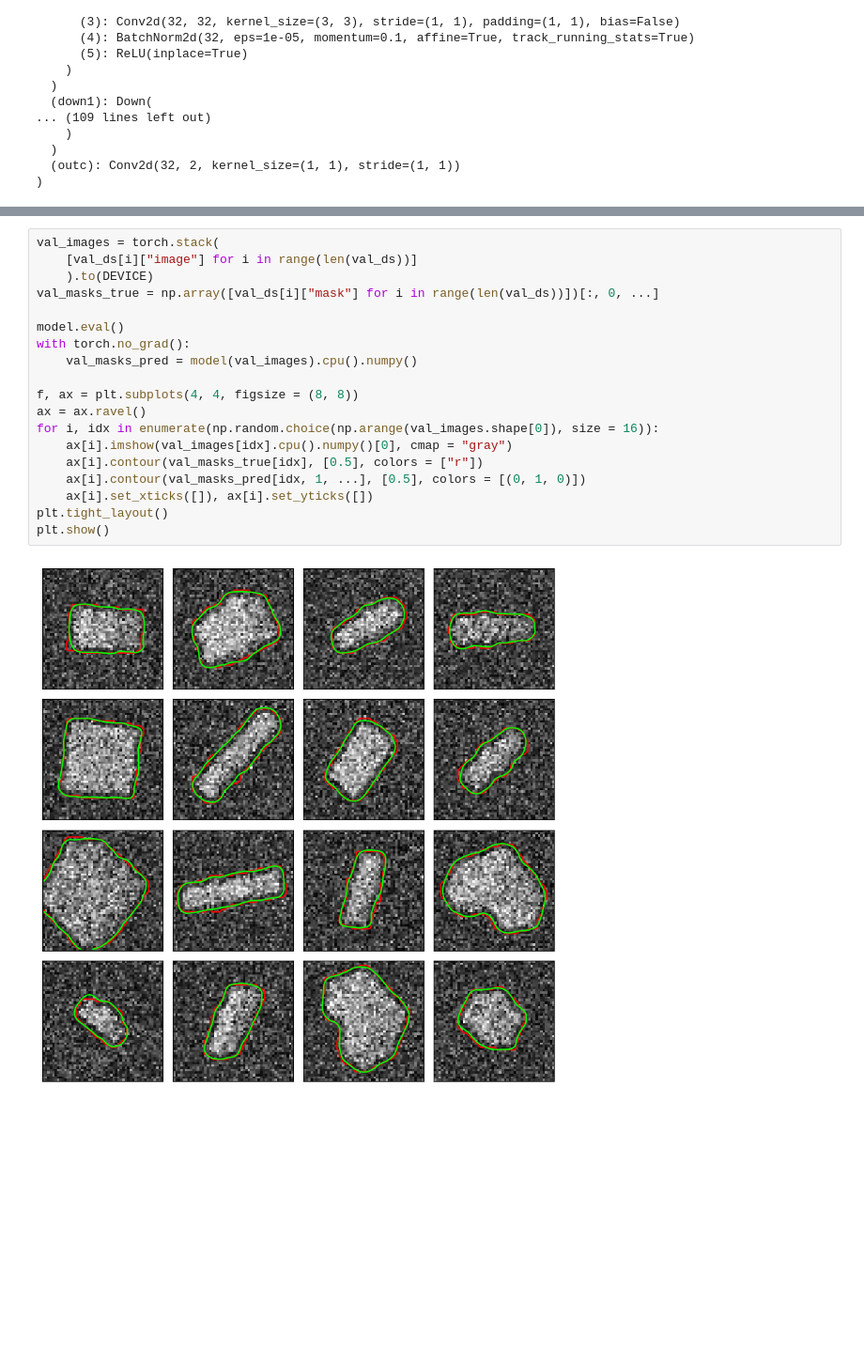
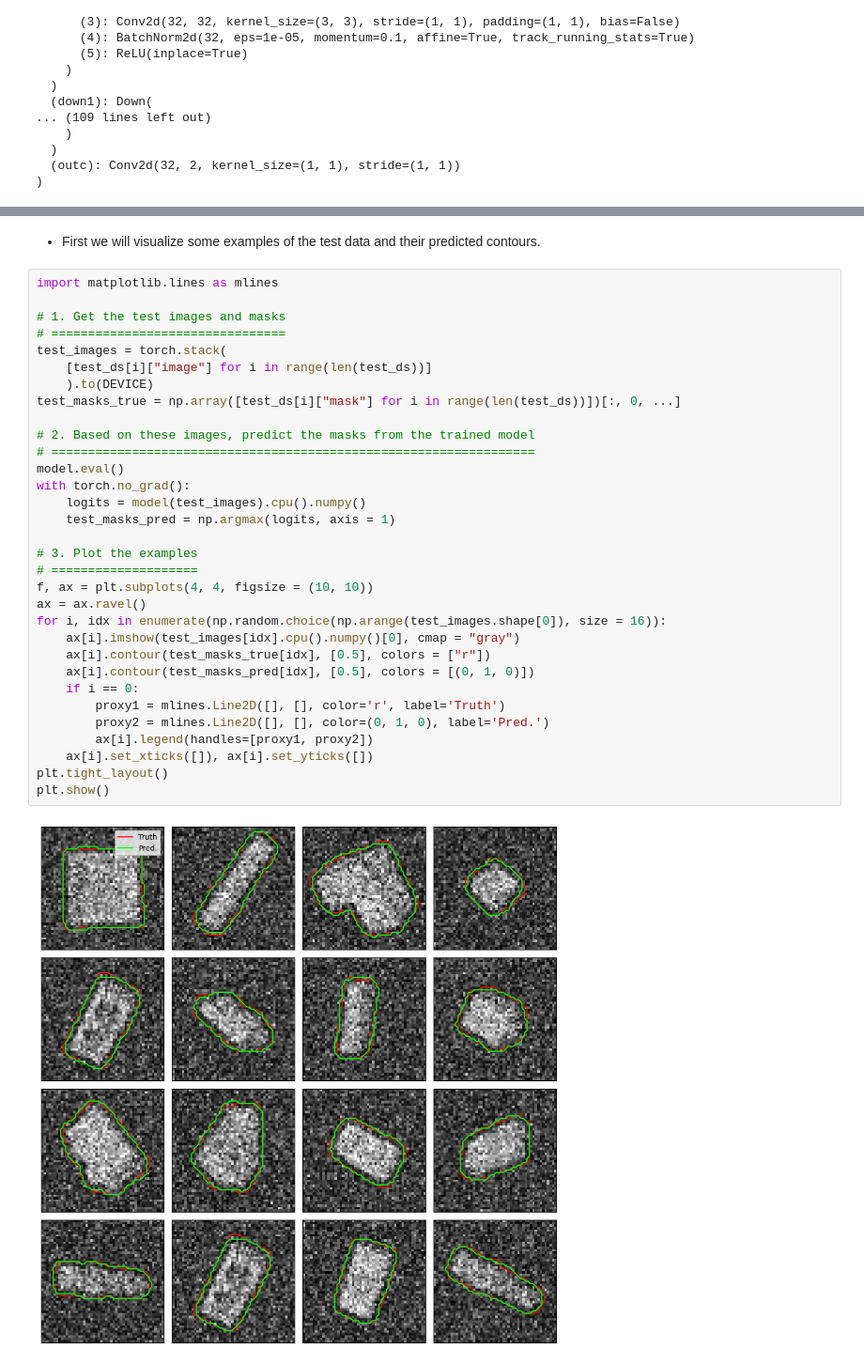
Before and after one commit to mdblackledge/theoryofimaging2, a Jupyter notebook: workshop/practical_exercises.ipynb, the cells around one changed output, grey strips where cells are left out. Shown at 94% size. Saved outputs shown, nothing was run; the diff lists cells and outputs as text; blank space fills up the shorter version.

```diff
--- a/workshop/practical_exercises.ipynb
+++ b/workshop/practical_exercises.ipynb
@@ -1880,21 +1882,36 @@ UNet2D(
+# %% [markdown]
+ - First we will visualize some examples of the test data and their predicted contours.
 # %%
-val_images = torch.stack(
-    [val_ds[i]["image"] for i in range(len(val_ds))]
+import matplotlib.lines as mlines
+
+# 1. Get the test images and masks
+# ================================
+test_images = torch.stack(
+    [test_ds[i]["image"] for i in range(len(test_ds))]
     ).to(DEVICE)
-val_masks_true = np.array([val_ds[i]["mask"] for i in range(len(val_ds))])[:, 0, ...]
+test_masks_true = np.array([test_ds[i]["mask"] for i in range(len(test_ds))])[:, 0, ...]
 
+# 2. Based on these images, predict the masks from the trained model
+# ==================================================================
 model.eval()
 with torch.no_grad():
-    val_masks_pred = model(val_images).cpu().numpy()
+    logits = model(test_images).cpu().numpy()
+    test_masks_pred = np.argmax(logits, axis = 1)
 
-f, ax = plt.subplots(4, 4, figsize = (8, 8))
+# 3. Plot the examples
+# ====================
+f, ax = plt.subplots(4, 4, figsize = (10, 10))
 ax = ax.ravel()
-for i, idx in enumerate(np.random.choice(np.arange(val_images.shape[0]), size = 16)):
-    ax[i].imshow(val_images[idx].cpu().numpy()[0], cmap = "gray")
-    ax[i].contour(val_masks_true[idx], [0.5], colors = ["r"])
-    ax[i].contour(val_masks_pred[idx, 1, ...], [0.5], colors = [(0, 1, 0)])
+for i, idx in enumerate(np.random.choice(np.arange(test_images.shape[0]), size = 16)):
+    ax[i].imshow(test_images[idx].cpu().numpy()[0], cmap = "gray")
+    ax[i].contour(test_masks_true[idx], [0.5], colors = ["r"])
+    ax[i].contour(test_masks_pred[idx], [0.5], colors = [(0, 1, 0)])
+    if i == 0:
+        proxy1 = mlines.Line2D([], [], color='r', label='Truth')
+        proxy2 = mlines.Line2D([], [], color=(0, 1, 0), label='Pred.')
+        ax[i].legend(handles=[proxy1, proxy2])
     ax[i].set_xticks([]), ax[i].set_yticks([])
 plt.tight_layout()
 plt.show()
 # %% [output]
-[figure, old version]
+[figure, new version]
```
Also changed, not shown: parts of 7 cells of this notebook.
